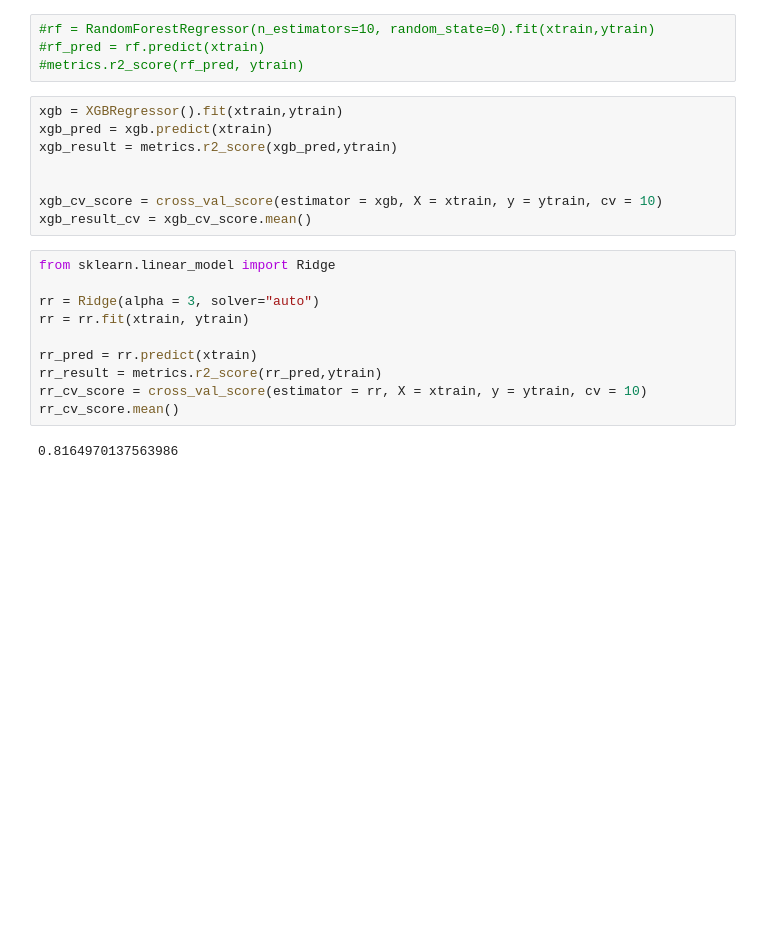
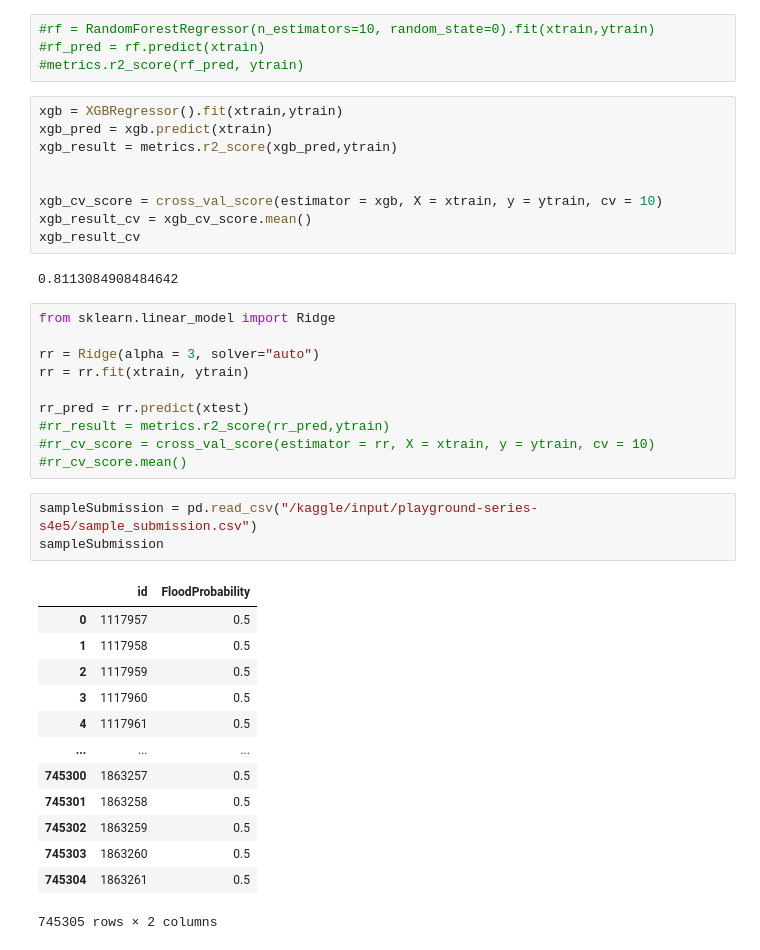
Before and after one commit to pedroesoares/FloodPredictionRegression, a Jupyter notebook: floodpredictionregression.ipynb, the cells around one changed output. Drawn from its saved outputs; the diff is of its cells as text; blank space fills up the shorter version.

Commit message:
Kaggle Notebook | FloodPredictionRegression | Version 5

```diff
--- a/floodpredictionregression.ipynb
+++ b/floodpredictionregression.ipynb
@@ -210,15 +210,33 @@ xgb_result = metrics.r2_score(xgb_pred,ytrain)
 
 xgb_cv_score = cross_val_score(estimator = xgb, X = xtrain, y = ytrain, cv = 10)
 xgb_result_cv = xgb_cv_score.mean()
+xgb_result_cv
+# %% [output]
+0.8113084908484642
 # %%
 from sklearn.linear_model import Ridge
 
 rr = Ridge(alpha = 3, solver="auto")
 rr = rr.fit(xtrain, ytrain)
 
-rr_pred = rr.predict(xtrain)
-rr_result = metrics.r2_score(rr_pred,ytrain)
-rr_cv_score = cross_val_score(estimator = rr, X = xtrain, y = ytrain, cv = 10)
-rr_cv_score.mean()
+rr_pred = rr.predict(xtest)
+#rr_result = metrics.r2_score(rr_pred,ytrain)
+#rr_cv_score = cross_val_score(estimator = rr, X = xtrain, y = ytrain, cv = 10)
+#rr_cv_score.mean()
-# %% [output]
-0.8164970137563986
+# %%
+sampleSubmission = pd.read_csv("/kaggle/input/playground-series-s4e5/sample_submission.csv")
+sampleSubmission
+# %% [output]
+|  | id | FloodProbability |
+| 0 | 1117957 | 0.5 |
+| 1 | 1117958 | 0.5 |
+| 2 | 1117959 | 0.5 |
+| 3 | 1117960 | 0.5 |
+| 4 | 1117961 | 0.5 |
+| ... | ... | ... |
+| 745300 | 1863257 | 0.5 |
+| 745301 | 1863258 | 0.5 |
+| 745302 | 1863259 | 0.5 |
+| 745303 | 1863260 | 0.5 |
+| 745304 | 1863261 | 0.5 |
+745305 rows × 2 columns
```
Also changed, not shown: parts of 3 cells of this notebook.
